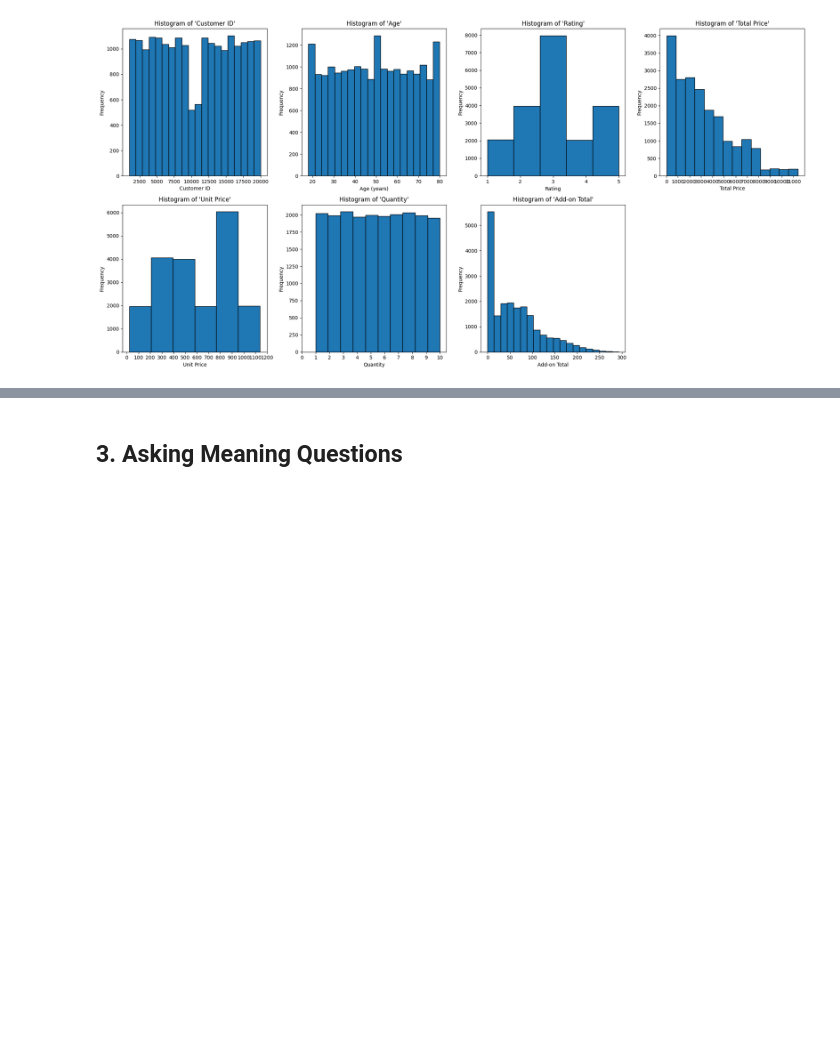
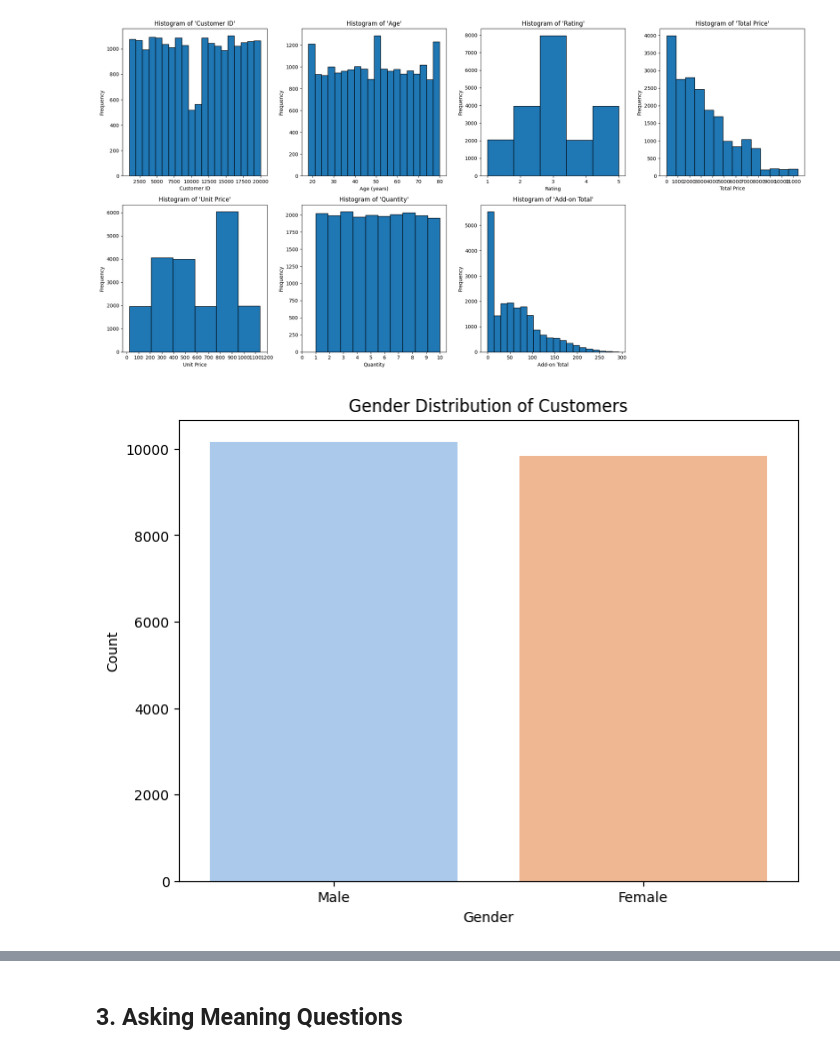
Before and after one commit to LtnLinh/CSC17104-Programming-for-Data-Science, a Jupyter notebook: Notebook.ipynb, the cells around one changed output, grey strips where cells are left out. Saved outputs shown, nothing was run; the diff lists cells and outputs as text; code cells hidden in the pictures; blank space fills up the shorter version.

```diff
--- a/Notebook.ipynb
+++ b/Notebook.ipynb
@@ -160,0 +196,6 @@ df
+# %%
+# Set customer '19998' Gender to Male
+df.loc[df['Customer ID'] == 19998, 'Gender'] = 'Male'
+
+# check the df to verify the change was made
+df[df['Customer ID'] == 19998]
@@ -291,3 +333,12 @@ plt.tight_layout()
 plt.show()
 # %% [output]
 [figure]
+# %%
+plt.figure(figsize=(8, 6))
+sns.countplot(x='Gender', data=df, palette='pastel')
+plt.title('Gender Distribution of Customers')
+plt.xlabel('Gender')
+plt.ylabel('Count')
+plt.show()
+# %% [output]
+[figure, added]
```
Also changed, not shown: parts of 29 cells of this notebook.
